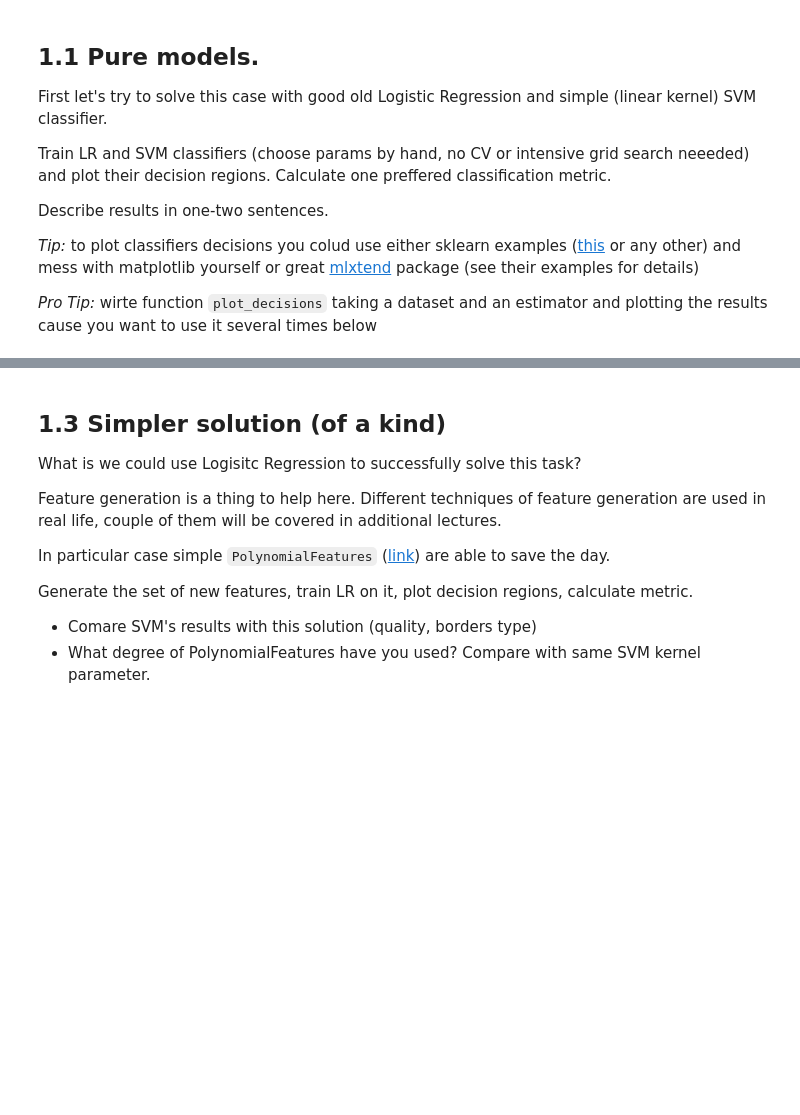
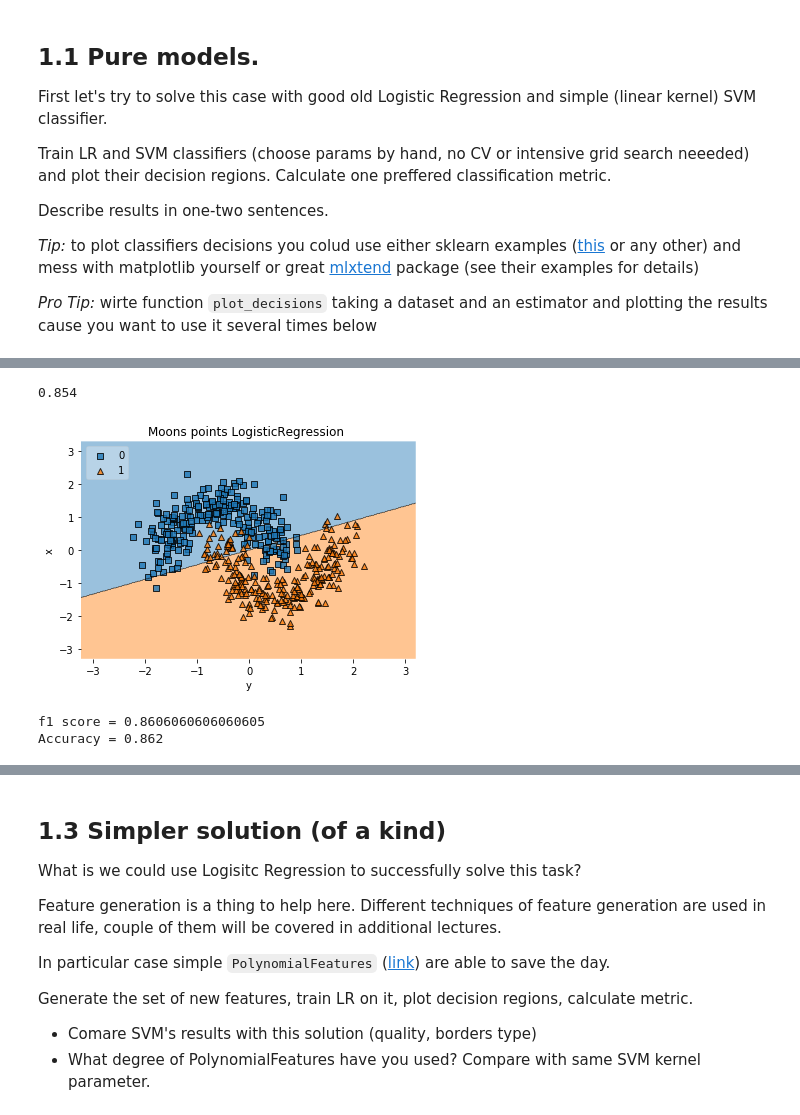
Before and after one commit to bels4/ML_hw, a Jupyter notebook: hw_2/Lab1_part2_SVM.ipynb, the cells around one changed output, grey strips where cells are left out. Saved outputs shown, nothing was run; the diff lists cells and outputs as text; code cells hidden in the pictures; blank space fills up the shorter version.

```diff
--- a/hw_2/Lab1_part2_SVM.ipynb
+++ b/hw_2/Lab1_part2_SVM.ipynb
@@ -50,10 +64,14 @@ _Pro Tip:_ wirte function `plot_decisions` taking a dataset and an estimator and
 from sklearn.linear_model import LogisticRegression
 from sklearn.svm import SVC
 from sklearn.model_selection import GridSearchCV
+from sklearn.metrics import f1_score
 
 from mlxtend.plotting import plot_decision_regions
 
-lr = LogisticRegression(penalty = 'l2') # add some params
-svm = SVC(kernel='linear') # here too
+# liblinear solver works better here
 
-### YOUR CODE HERE
+lr = LogisticRegression(max_iter=10000, tol = 0.0001, solver='liblinear') # add some params
+svm = SVC(kernel='linear', max_iter = 10000, tol = 0.0001) # here too
+
+parametrs_1 = {'C':np.linspace(0.1, 20, 10), 'penalty':['l2']}
+parametrs_2 = {'C':np.linspace(0.1, 20, 10)}
@@ -62,4 +78,4 @@ ModuleNotFoundError: No module named 'mlxtend'
 # %%
-gs = GridSearchCV(lr, parametrs, cv = 5, scoring = 'accuracy', n_jobs=-1)
+gs_lr = GridSearchCV(lr, parametrs_1, cv = 5, scoring = 'accuracy', n_jobs=-1)
 
-gs.fit(X_train_scaled, y_train_scaled)
+gs_lr.fit(X_train, y_train)
@@ -66,2 +93,4 @@ gs.fit(X_train_scaled, y_train_scaled)
-# %%
-def plot_decisions(estimator:callable, X_train, y_train, X_test, y_test):
+# %%
+gs_svm = GridSearchCV(svm, parametrs_2, cv = 5, scoring = 'accuracy', n_jobs=-1)
+
+gs_svm.fit(X_train, y_train)
@@ -67,0 +108,12 @@ def plot_decisions(estimator:callable, X_train, y_train, X_test, y_test):
+# %%
+gs_svm.best_score_
+# %% [output]
+0.854
+# %%
+lr_best = LogisticRegression(max_iter=10000, tol = 0.0001, solver='liblinear', C=2.3, penalty='l2')
+
+plot_decisions(lr_best, X_train, y_train, '')
+# %% [output]
+[figure, added]
+f1 score = 0.8606060606060605
+Accuracy = 0.862
```
Also changed, not shown: parts of 51 cells of this notebook, 1 other file.
